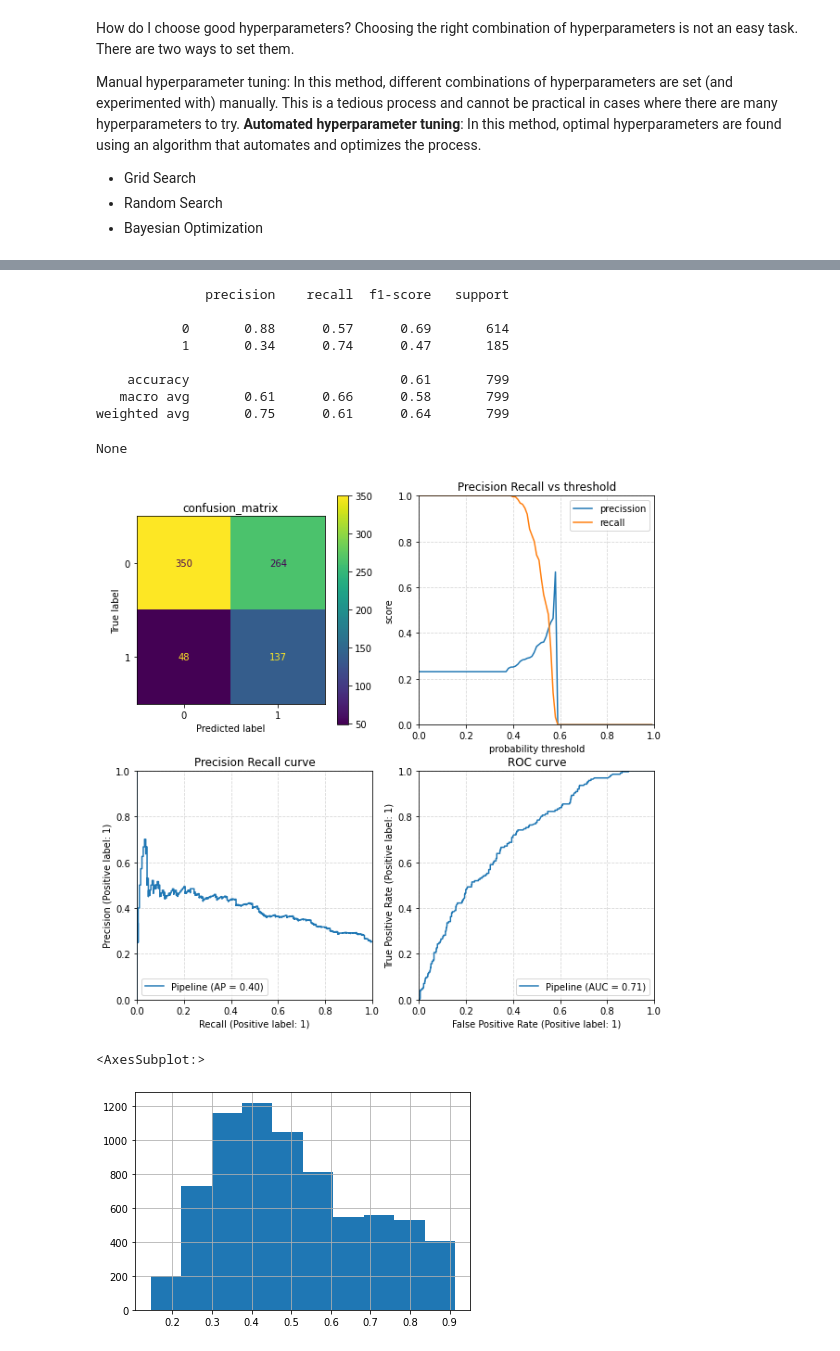
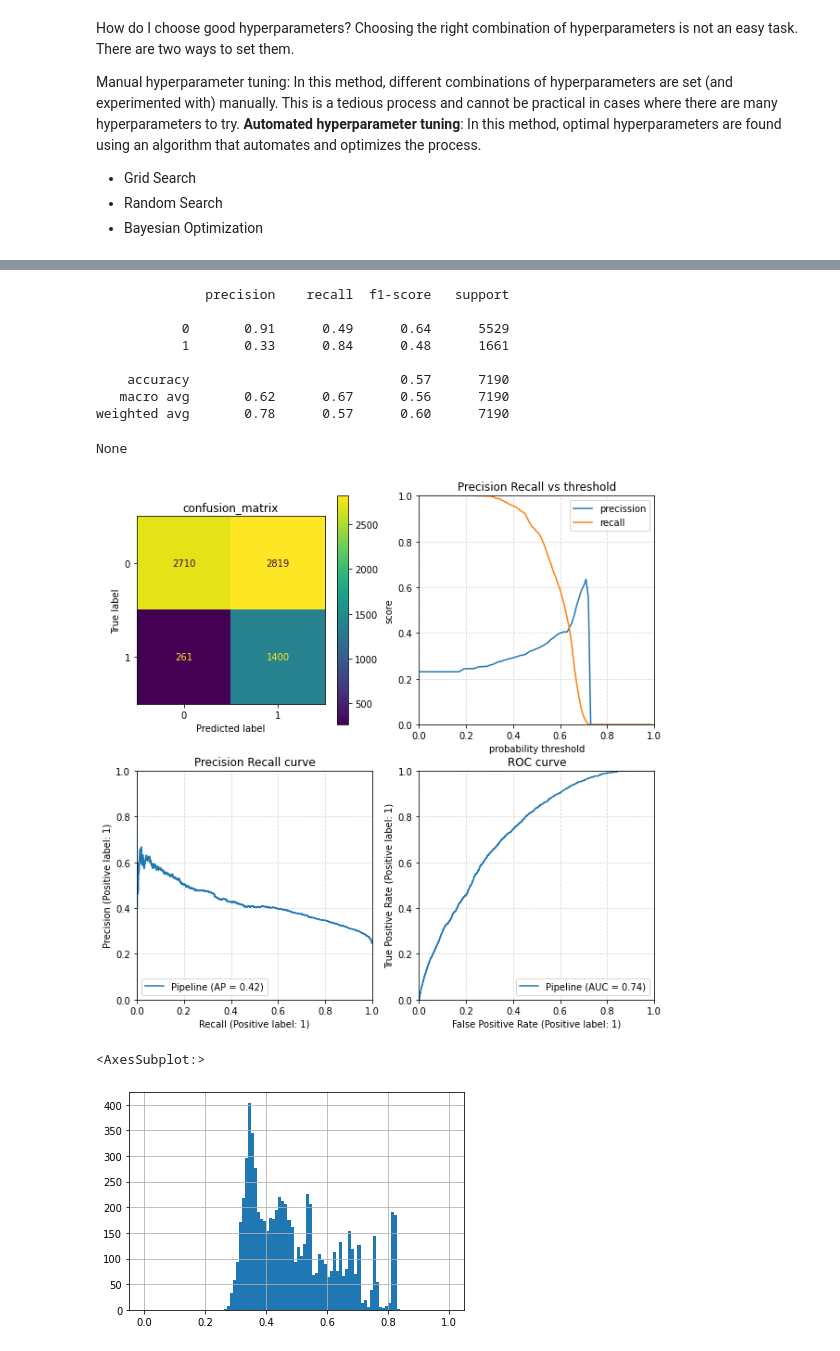
Before and after one commit to creyesp/ml-workshop-campus-party, a Jupyter notebook: notebooks/hp_xgboost.ipynb, the cells around one changed output, grey strips where cells are left out. Drawn from its saved outputs; the diff is of its cells as text; code cells hidden in the pictures.

```diff
--- a/notebooks/hp_xgboost.ipynb
+++ b/notebooks/hp_xgboost.ipynb
@@ -206,6 +211,6 @@ Pipeline(steps=[('preprocessor',
 # %%
-x = x_test
-y = y_test
+x = x_train
+y = y_train
 
 y_pred = xgb_model_full.predict(x)
 display(print(metrics.classification_report(y, y_pred)))
@@ -213,18 +218,18 @@ ax = plot_metric_curves(xgb_model_full, x, y)
 # %% [output]
               precision    recall  f1-score   support
 
-           0       0.88      0.57      0.69       614
-           1       0.34      0.74      0.47       185
+           0       0.91      0.49      0.64      5529
+           1       0.33      0.84      0.48      1661
 
-    accuracy                           0.61       799
-   macro avg       0.61      0.66      0.58       799
-weighted avg       0.75      0.61      0.64       799
+    accuracy                           0.57      7190
+   macro avg       0.62      0.67      0.56      7190
+weighted avg       0.78      0.57      0.60      7190
 None
-[figure, old version]
+[figure, new version]
 # %%
 y_pred_prob = xgb_model_full.predict_proba(x)
 # %%
-pd.Series(y_pred_prob[:, 0]).hist()
+pd.Series(y_pred_prob[:, 0]).hist(bins=100, range=(0,1))
 # %% [output]
 <AxesSubplot:>
-[figure, old version]
+[figure, new version]
```
Also changed, not shown: parts of 4 cells of this notebook, 3 other files.
